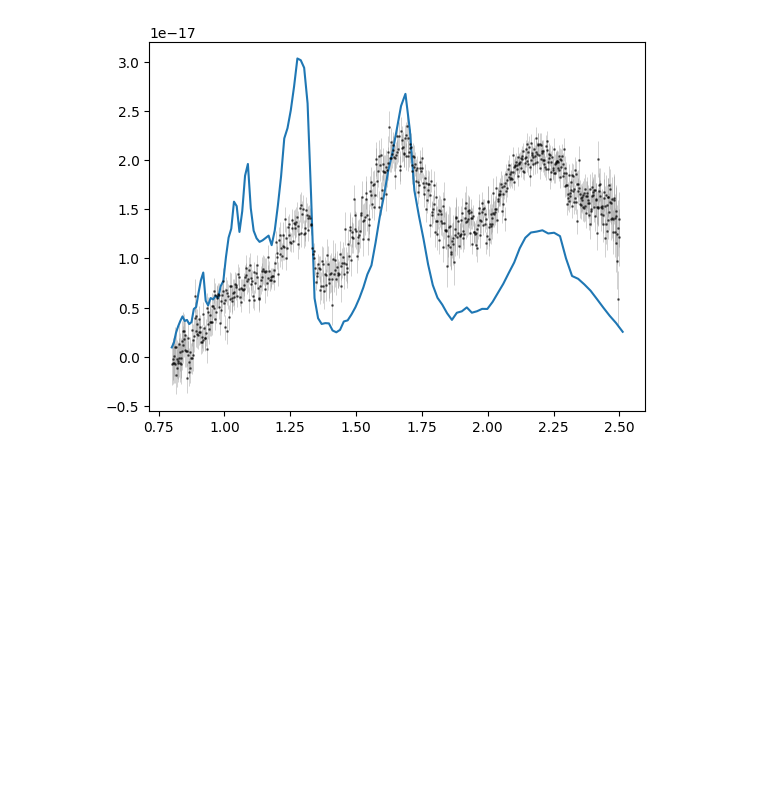
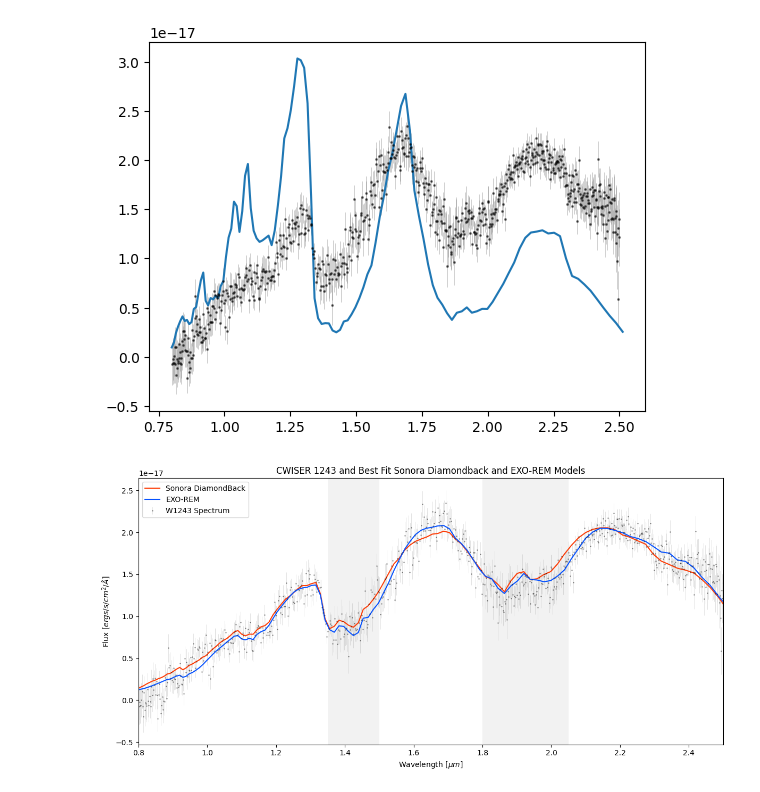
Before and after one commit to dmend8925/Forward-Modeling, a Jupyter notebook: forward_modeling.ipynb, the cells around one changed output. Drawn from its saved outputs; the diff is of its cells as text; code cells hidden in the pictures; blank space fills up the shorter version.

Commit message:
added sonora+exorem plot

```diff
--- a/forward_modeling.ipynb
+++ b/forward_modeling.ipynb
@@ -909,3 +909,80 @@ chi2                                               19976.362323
 alpha                                                       0.0
 Name: 51, dtype: object
 [figure]
+# %%
+best_idx_sonora = sonora_db_df['chi2'].idxmin()
+best_row_sonora = sonora_db_df.loc[best_idx_sonora]
+best_model_path_sonora = best_row_sonora['file_path']
+best_alpha_sonora = best_row_sonora['alpha']
+best_chi2_sonora = best_row_sonora['chi2']
+
+best_model_sonora = load_model_spectrum(best_model_path_sonora, skip_rows=3)
+best_model_sonora = downbin_model(best_model_sonora, .8, 2.5)
+flux_units_sonora = best_model_sonora.flux * u.W/u.m**2/u.m
+flux_cgs_sonora = flux_units_sonora.to(u.erg/u.s/u.cm**2/u.AA)
+best_model_sonora.flux = flux_cgs_sonora.value
+
+
+best_idx_exorem = exorem_df['chi2'].idxmin()
+best_row_exorem = exorem_df.loc[best_idx_exorem]
+best_model_path_exorem = best_row_exorem['file_path']
+best_alpha_exorem = best_row_exorem['alpha']
+best_chi2_exorem = best_row_exorem['chi2']
+
+best_model_exorem = load_model_spectrum(best_model_path_exorem, wavenumber = True, skip_rows=2)
+best_model_exorem.wavelength = 10000.0 / best_model_exorem.wavenumber
+best_model_exorem.flux = best_model_exorem.flux * (best_model_exorem.wavenumber**2) * 100
+flux_units_exorem = best_model_exorem.flux * u.W/u.m**2/u.m
+flux_cgs_exorem = flux_units_exorem.to(u.erg/u.s/u.cm**2/u.AA)
+best_model_exorem.flux = flux_cgs_exorem.value
+
+idx = np.argsort(best_model_exorem.wavelength)
+best_model_exorem.wavelength = best_model_exorem.wavelength[idx]
+best_model_exorem.flux = best_model_exorem.flux[idx]
+
+best_model_exorem = downbin_model(best_model_exorem, 0.8, 2.5)
+
+fig, ax1 = plt.subplots(figsize=(12, 6))
+
+ax1.errorbar(
+    W1243_spectrum.wavelength,
+    W1243_spectrum.flux,
+    yerr=W1243_spectrum.error,
+    fmt="o",
+    ms=1,
+    label='W1243 Spectrum',
+    color='k',
+    alpha=.3,
+    ecolor='gray',
+    elinewidth=.5
+)
+
+water_bands = [(1.35, 1.5), (1.8, 2.05)]
+for start, end in water_bands:
+    ax1.axvspan(start, end, color='grey', alpha=0.1, lw=0, zorder=0)
+
+ax1.plot(
+    best_model_sonora.wavelength,
+    best_model_sonora.flux * best_alpha_sonora,
+    label='Sonora DiamondBack',
+    color='xkcd:red orange'
+)
+
+ax1.plot(
+    best_model_exorem.wavelength,
+    best_model_exorem.flux * best_alpha_exorem,
+    label='EXO-REM',
+    color='xkcd:electric blue'
+)
+
+
+ax1.set_title(rf"CWISER 1243 and Best Fit Sonora Diamondback and EXO-REM Models")
+ax1.set_xlabel(r"Wavelength [$\mu m$]")
+ax1.set_ylabel(r"Flux [$ergs/s/cm^2/\AA$]")
+ax1.set_xlim(0.8, 2.5)
+ax1.legend(loc='best')
+
+plt.tight_layout()
+plt.show()
+# %% [output]
+[figure, added]
```
Also changed, not shown: parts of 1 cell of this notebook.
